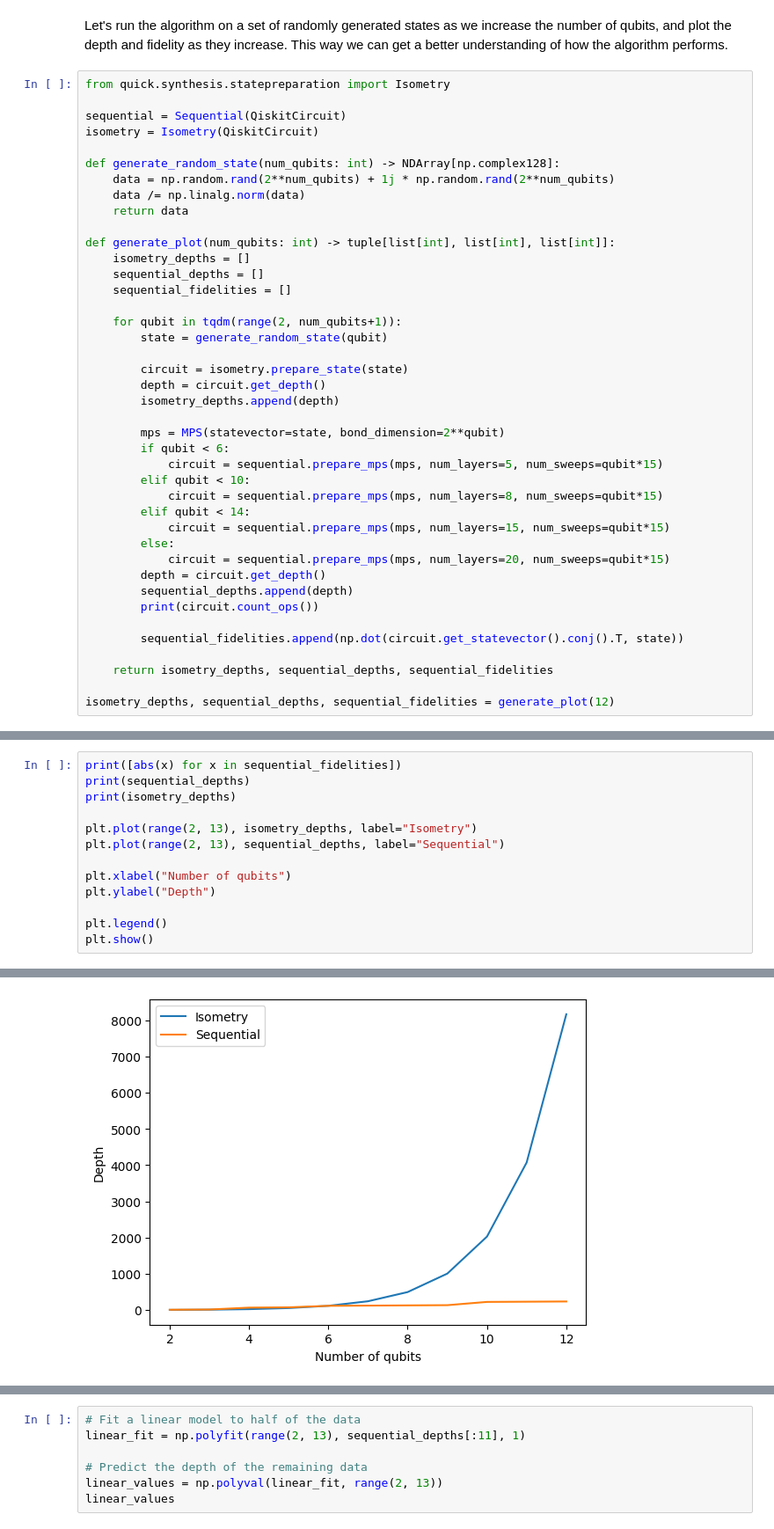
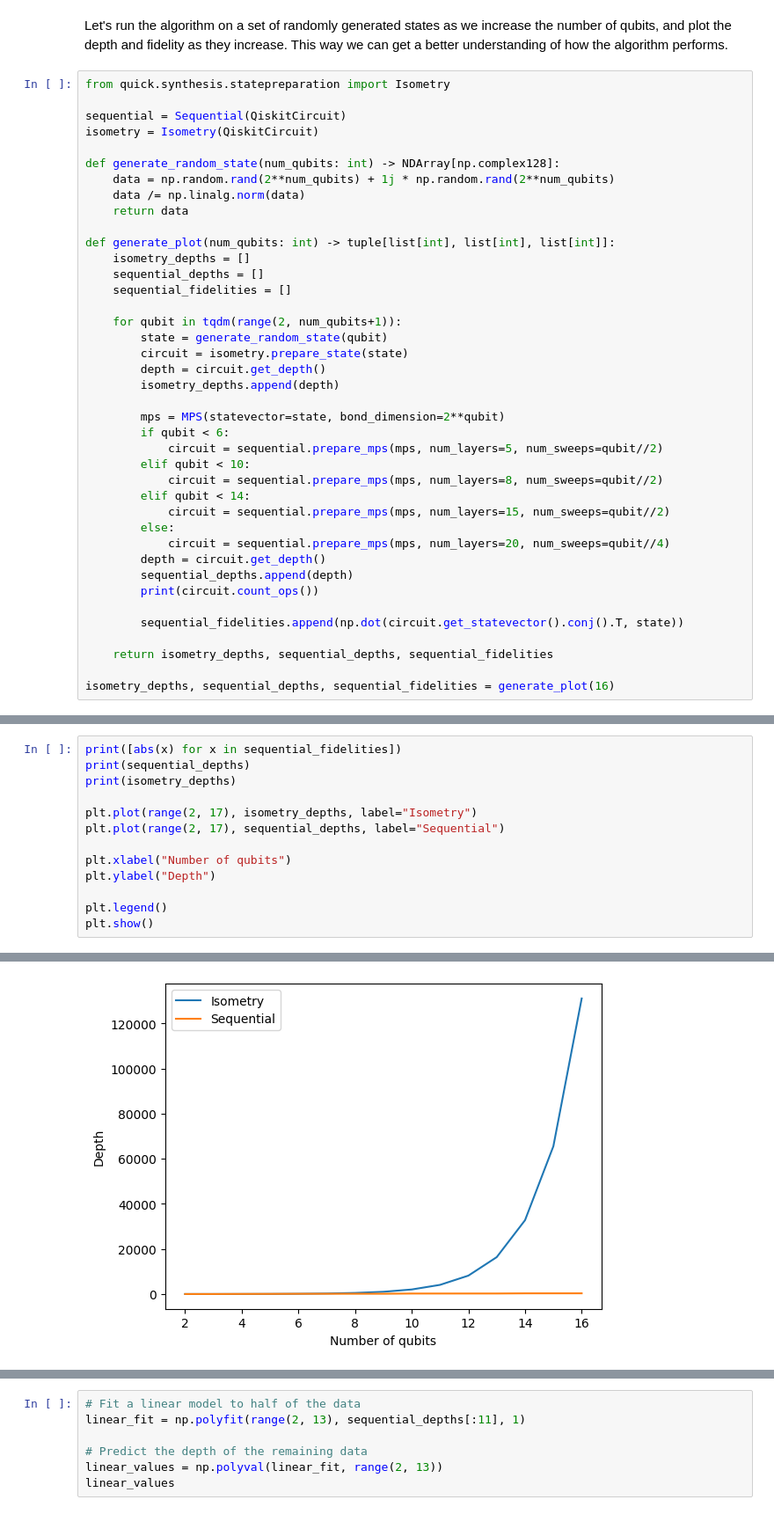
Before and after one commit to Qualition/qmprs, a Jupyter notebook: notebooks/State Preparation using MPS Sequential.ipynb, the cells around one changed output, grey strips where cells are left out. Shown at 88% size. Cells and saved outputs as stored; diff of their text form.

```diff
--- a/notebooks/State Preparation using MPS Sequential.ipynb
+++ b/notebooks/State Preparation using MPS Sequential.ipynb
@@ -172,20 +172,19 @@ def generate_plot(num_qubits: int) -> tuple[list[int], list[int], list[int]]:
 
     for qubit in tqdm(range(2, num_qubits+1)):
         state = generate_random_state(qubit)
-
         circuit = isometry.prepare_state(state)
         depth = circuit.get_depth()
         isometry_depths.append(depth)
 
         mps = MPS(statevector=state, bond_dimension=2**qubit)
         if qubit < 6:
-            circuit = sequential.prepare_mps(mps, num_layers=5, num_sweeps=qubit*15)
+            circuit = sequential.prepare_mps(mps, num_layers=5, num_sweeps=qubit//2)
         elif qubit < 10:
-            circuit = sequential.prepare_mps(mps, num_layers=8, num_sweeps=qubit*15)
+            circuit = sequential.prepare_mps(mps, num_layers=8, num_sweeps=qubit//2)
         elif qubit < 14:
-            circuit = sequential.prepare_mps(mps, num_layers=15, num_sweeps=qubit*15)
+            circuit = sequential.prepare_mps(mps, num_layers=15, num_sweeps=qubit//2)
         else:
-            circuit = sequential.prepare_mps(mps, num_layers=20, num_sweeps=qubit*15)
+            circuit = sequential.prepare_mps(mps, num_layers=20, num_sweeps=qubit//4)
         depth = circuit.get_depth()
         sequential_depths.append(depth)
         print(circuit.count_ops())
@@ -194,7 +193,7 @@ def generate_plot(num_qubits: int) -> tuple[list[int], list[int], list[int]]:
 
     return isometry_depths, sequential_depths, sequential_fidelities
 
-isometry_depths, sequential_depths, sequential_fidelities = generate_plot(12)
+isometry_depths, sequential_depths, sequential_fidelities = generate_plot(16)
 # %% [output]
 {'U3': 9, 'GlobalPhase': 10, 'CX': 3}
 {'U3': 17, 'GlobalPhase': 19, 'CX': 6}
@@ -212,8 +215,8 @@ print([abs(x) for x in sequential_fidelities])
 print(sequential_depths)
 print(isometry_depths)
 
-plt.plot(range(2, 13), isometry_depths, label="Isometry")
-plt.plot(range(2, 13), sequential_depths, label="Sequential")
+plt.plot(range(2, 17), isometry_depths, label="Isometry")
+plt.plot(range(2, 17), sequential_depths, label="Sequential")
 
 plt.xlabel("Number of qubits")
 plt.ylabel("Depth")
@@ -227 +230 @@ plt.show()
-[figure, old version]
+[figure, new version]
```
Also changed, not shown: parts of 4 cells of this notebook, 1 other file.
